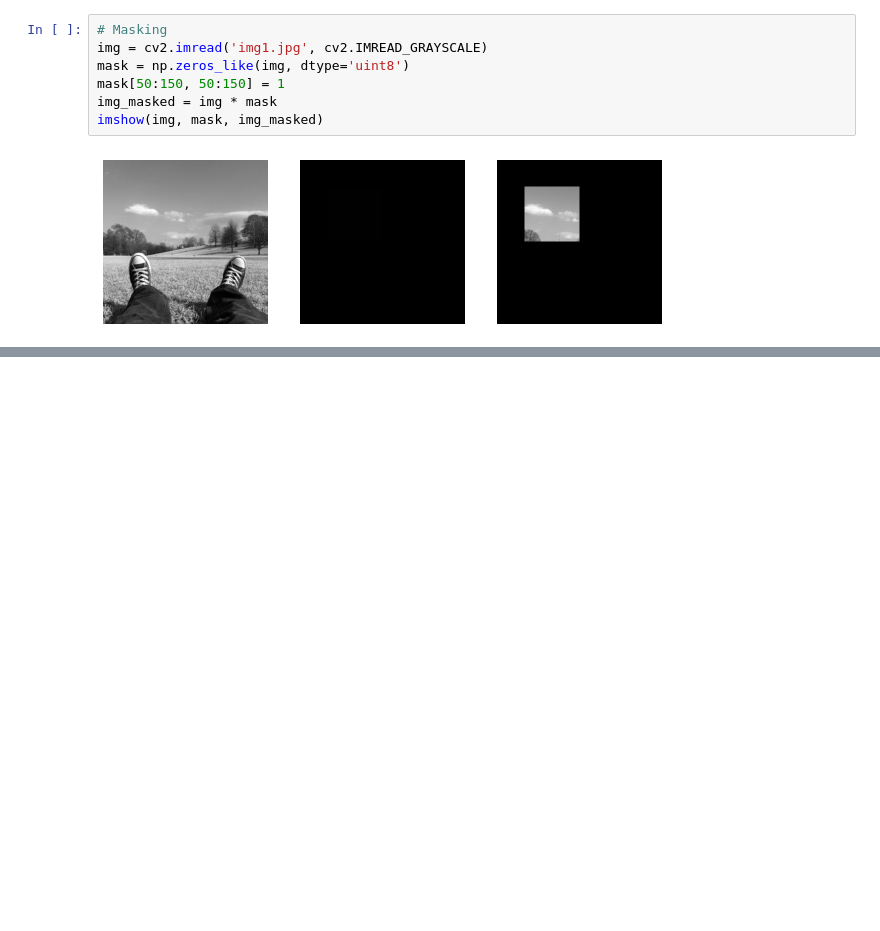
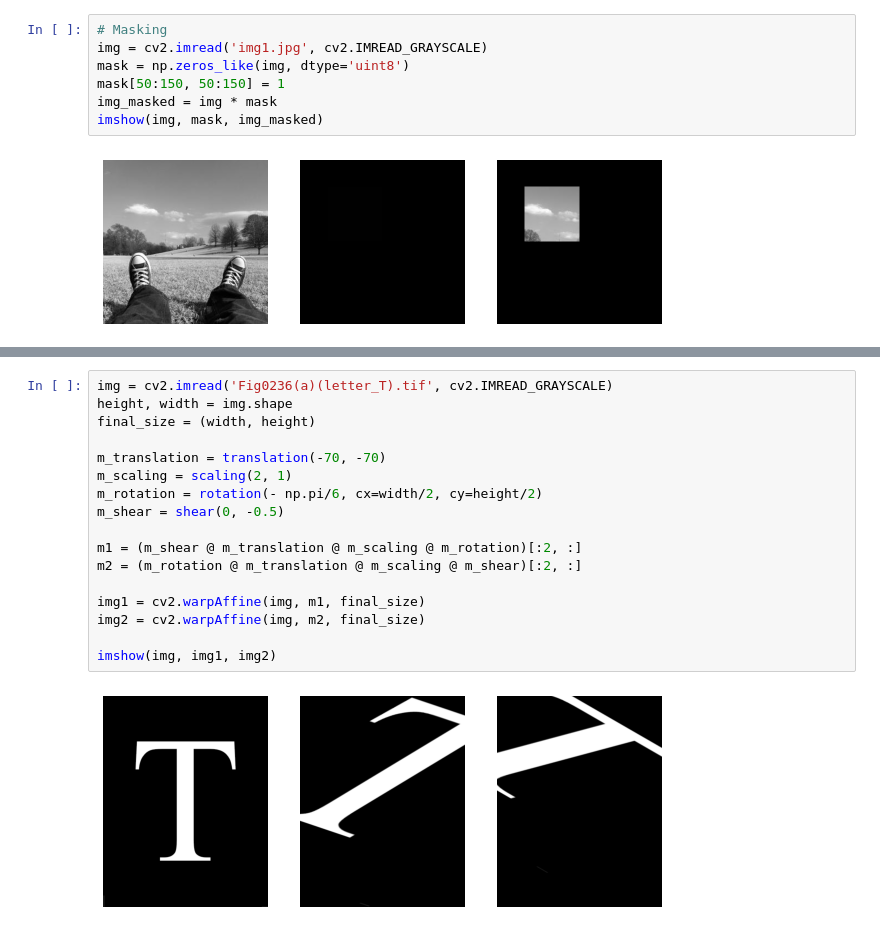
Before and after one commit to alifarrokh/FUM-ComputerVision, a Jupyter notebook: CV_S01.ipynb, the cells around one changed output, grey strips where cells are left out. Drawn from its saved outputs; the diff is of its cells as text; blank space fills up the shorter version.

```diff
--- a/CV_S01.ipynb
+++ b/CV_S01.ipynb
@@ -198,0 +301,19 @@ imshow(img, mask, img_masked)
+# %%
+img = cv2.imread('Fig0236(a)(letter_T).tif', cv2.IMREAD_GRAYSCALE)
+height, width = img.shape
+final_size = (width, height)
+
+m_translation = translation(-70, -70)
+m_scaling = scaling(2, 1)
+m_rotation = rotation(- np.pi/6, cx=width/2, cy=height/2)
+m_shear = shear(0, -0.5)
+
+m1 = (m_shear @ m_translation @ m_scaling @ m_rotation)[:2, :]
+m2 = (m_rotation @ m_translation @ m_scaling @ m_shear)[:2, :]
+
+img1 = cv2.warpAffine(img, m1, final_size)
+img2 = cv2.warpAffine(img, m2, final_size)
+
+imshow(img, img1, img2)
+# %% [output]
+[figure, added]
```
Also changed, not shown: parts of 20 cells of this notebook.
